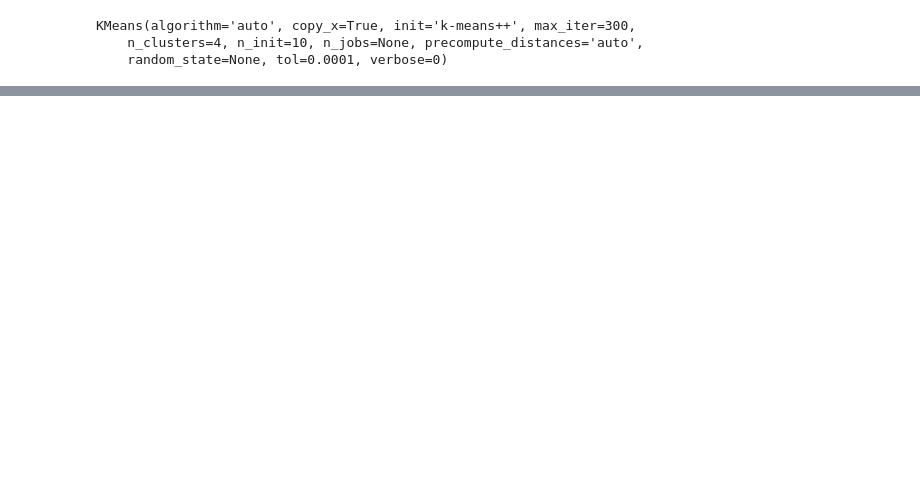
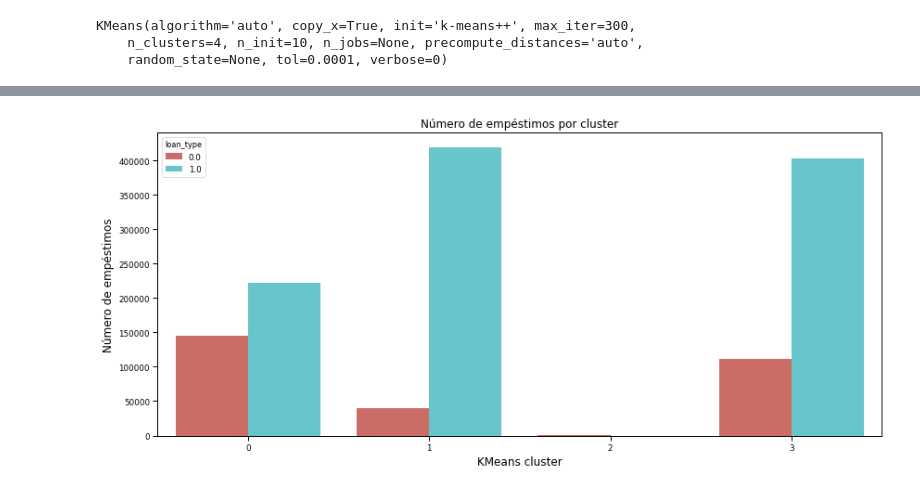
Before and after one commit to alvaro-rodrigues/lending_club, a Jupyter notebook: predict.ipynb, the cells around one changed output, grey strips where cells are left out. Cells and saved outputs as stored; diff of their text form; code cells hidden in the pictures; blank space fills up the shorter version.

```diff
--- a/predict.ipynb
+++ b/predict.ipynb
@@ -318,0 +333,9 @@ plt.show()
+# %%
+plt.figure(figsize=(14,6))
+sns.countplot(x='cluster', data=df, hue='loan_type', palette='hls')
+plt.xlabel('KMeans cluster', fontsize=12)
+plt.ylabel('Número de empéstimos', fontsize=12)
+plt.title('Número de empéstimos por cluster', fontsize=12)
+plt.show()
+# %% [output]
+[figure, added]
```
Also changed, not shown: parts of 10 cells of this notebook.
